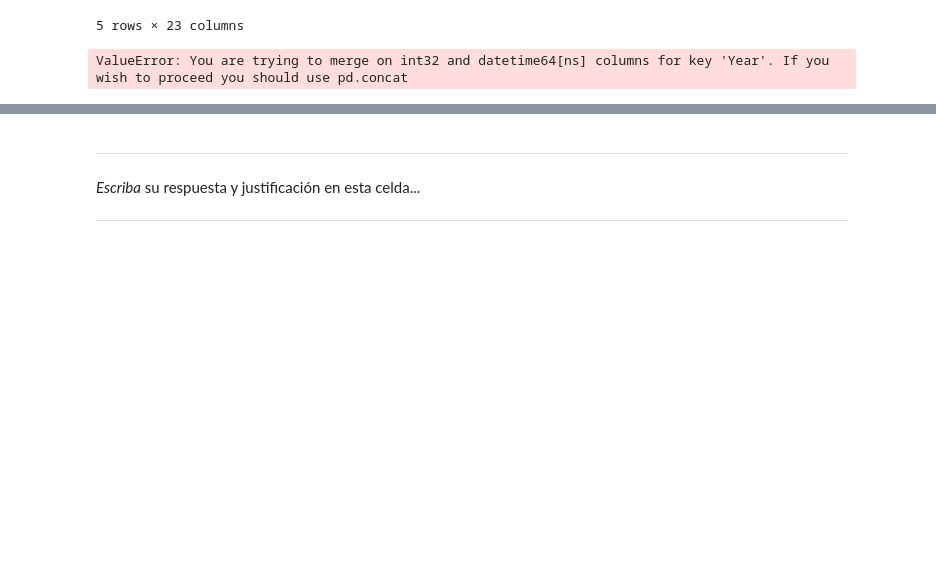
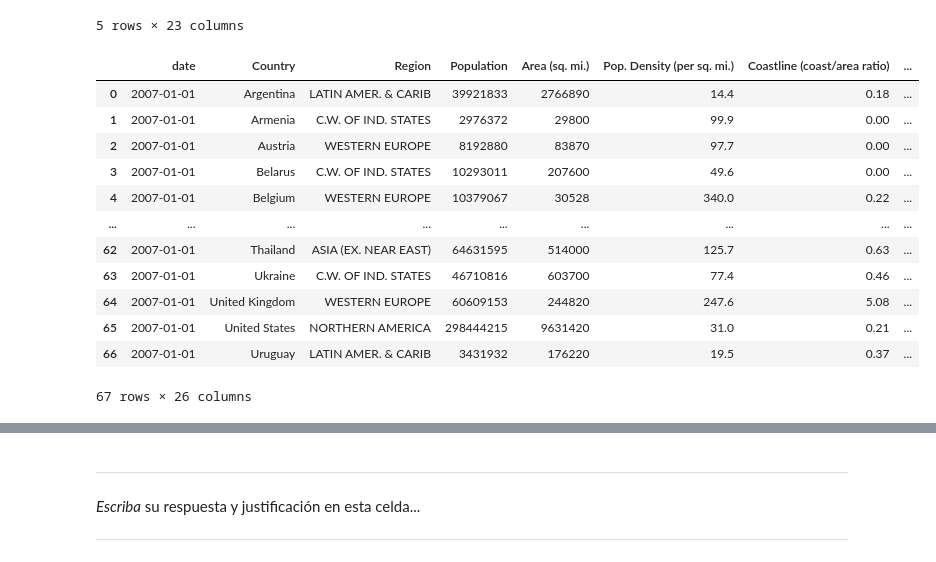
Before and after one commit to MichaelGalazz/Tarea-1-ML, a Jupyter notebook: Tarea_1 (3).ipynb, the cells around one changed output, grey strips where cells are left out. Cells and saved outputs as stored; diff of their text form; code cells hidden in the pictures; blank space fills up the shorter version.

```diff
--- a/Tarea_1 (3).ipynb
+++ b/Tarea_1 (3).ipynb
@@ -980,8 +980,23 @@ df_gini.rename(columns={"Country Name": "Country"}, inplace=True)
 df_gini["Country"] = df_gini["Country"].replace(country_name_mapping)
 # %%
 df["Year"] = pd.to_datetime(df["date"]).dt.year
+# %%
+df_gini["Year"] = pd.to_datetime(df_gini["Year"]).dt.year
 # %%
 df_merged = df.merge(df_gini, on=["Country", "Year"], how="inner")
+df_merged
 # %% [output]
+|  | date | Country | Region | Population | Area (sq. mi.) | Pop. Density (per sq. mi.) | Coastline (coast/area ratio) | ... |
+| 0 | 2007-01-01 | Argentina | LATIN AMER. & CARIB | 39921833 | 2766890 | 14.4 | 0.18 | ... |
+| 1 | 2007-01-01 | Armenia | C.W. OF IND. STATES | 2976372 | 29800 | 99.9 | 0.00 | ... |
+| 2 | 2007-01-01 | Austria | WESTERN EUROPE | 8192880 | 83870 | 97.7 | 0.00 | ... |
+| 3 | 2007-01-01 | Belarus | C.W. OF IND. STATES | 10293011 | 207600 | 49.6 | 0.00 | ... |
+| 4 | 2007-01-01 | Belgium | WESTERN EUROPE | 10379067 | 30528 | 340.0 | 0.22 | ... |
+| ... | ... | ... | ... | ... | ... | ... | ... | ... |
+| 62 | 2007-01-01 | Thailand | ASIA (EX. NEAR EAST) | 64631595 | 514000 | 125.7 | 0.63 | ... |
+| 63 | 2007-01-01 | Ukraine | C.W. OF IND. STATES | 46710816 | 603700 | 77.4 | 0.46 | ... |
+| 64 | 2007-01-01 | United Kingdom | WESTERN EUROPE | 60609153 | 244820 | 247.6 | 5.08 | ... |
+| 65 | 2007-01-01 | United States | NORTHERN AMERICA | 298444215 | 9631420 | 31.0 | 0.21 | ... |
+| 66 | 2007-01-01 | Uruguay | LATIN AMER. & CARIB | 3431932 | 176220 | 19.5 | 0.37 | ... |
-ValueError: You are trying to merge on int32 and datetime64[ns] columns for key 'Year'. If you wish to proceed you should use pd.concat
+67 rows × 26 columns
 # %%
```
Also changed, not shown: parts of 10 cells of this notebook.
